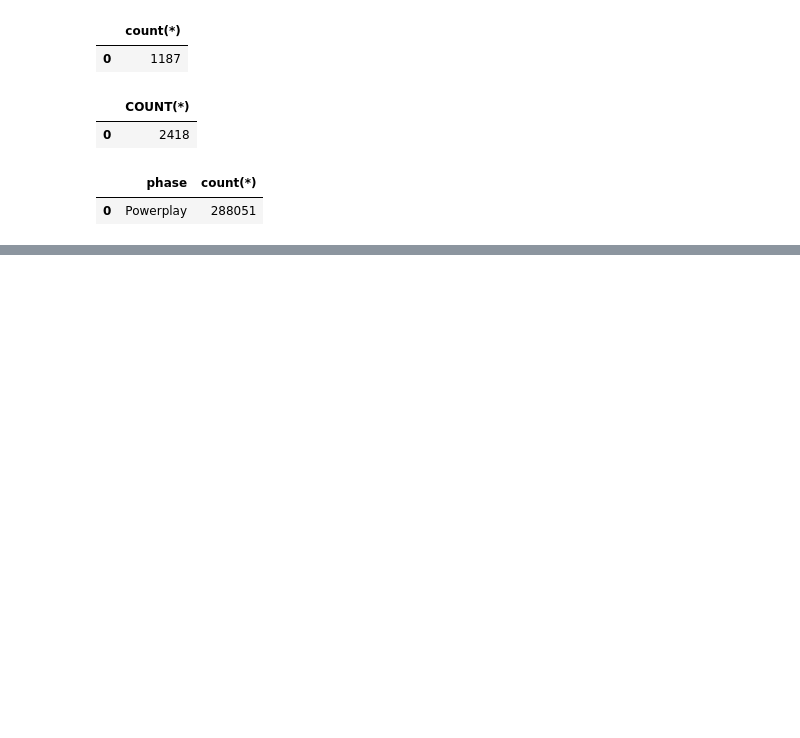
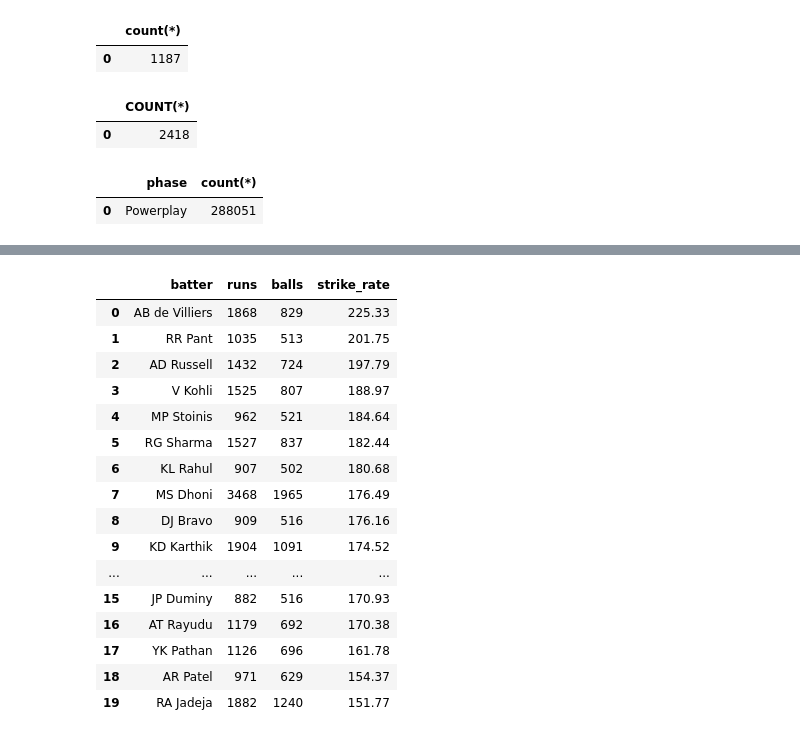
Before and after one commit to nihadbinnahabca25dbi-arch/project-3.1-ipl-cricket, a Jupyter notebook: notebooks/data_analytics.ipynb, the cells around one changed output, grey strips where cells are left out. Drawn from its saved outputs; the diff is of its cells as text; code cells hidden in the pictures; blank space fills up the shorter version.

```diff
--- a/notebooks/data_analytics.ipynb
+++ b/notebooks/data_analytics.ipynb
@@ -121,0 +250,31 @@ q("""SELECT phase, count(*) FROM v_ball;""")
+# %%
+q("""
+SELECT batter,
+       SUM(batter_runs) AS runs,
+       SUM(is_legal) AS balls,
+       ROUND(100.0 * SUM(batter_runs) / SUM(is_legal), 2) AS strike_rate
+FROM v_ball
+WHERE phase = 'Death'
+GROUP BY batter
+HAVING balls > 500
+ORDER BY strike_rate DESC
+LIMIT 20
+""")
+# %% [output]
+|  | batter | runs | balls | strike_rate |
+| 0 | AB de Villiers | 1868 | 829 | 225.33 |
+| 1 | RR Pant | 1035 | 513 | 201.75 |
+| 2 | AD Russell | 1432 | 724 | 197.79 |
+| 3 | V Kohli | 1525 | 807 | 188.97 |
+| 4 | MP Stoinis | 962 | 521 | 184.64 |
+| 5 | RG Sharma | 1527 | 837 | 182.44 |
+| 6 | KL Rahul | 907 | 502 | 180.68 |
+| 7 | MS Dhoni | 3468 | 1965 | 176.49 |
+| 8 | DJ Bravo | 909 | 516 | 176.16 |
+| 9 | KD Karthik | 1904 | 1091 | 174.52 |
+| ... | ... | ... | ... | ... |
+| 15 | JP Duminy | 882 | 516 | 170.93 |
+| 16 | AT Rayudu | 1179 | 692 | 170.38 |
+| 17 | YK Pathan | 1126 | 696 | 161.78 |
+| 18 | AR Patel | 971 | 629 | 154.37 |
+| 19 | RA Jadeja | 1882 | 1240 | 151.77 |
```
Also changed, not shown: parts of 43 cells of this notebook, 3 other files.
